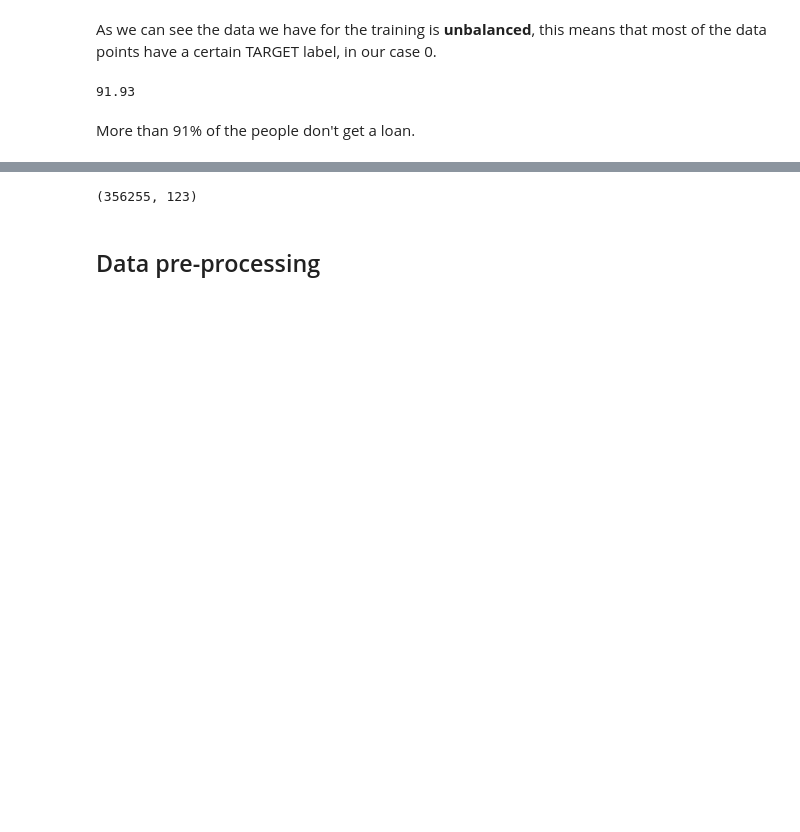
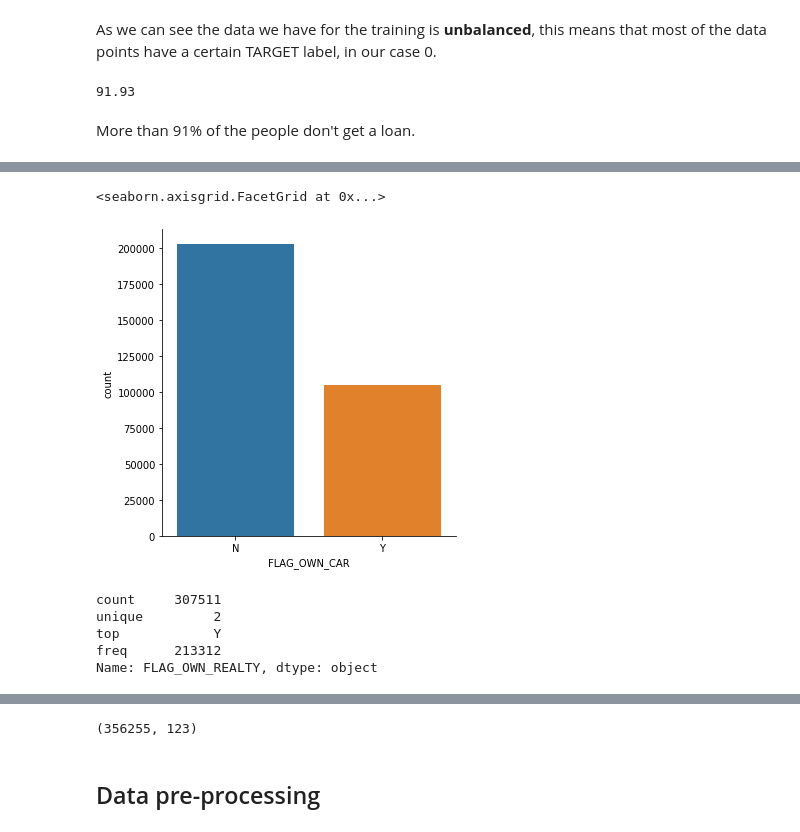
Before and after one commit to paolomandica/FDS-home-credit-default-risk, a Jupyter notebook: main-paolo.ipynb, the cells around one changed output, grey strips where cells are left out. Cells and saved outputs as stored; diff of their text form; code cells hidden in the pictures; blank space fills up the shorter version.

```diff
--- a/main-paolo.ipynb
+++ b/main-paolo.ipynb
@@ -74,0 +113,2 @@ More than 91% of the people don't get a loan.
+# %%
+app_train.loc[app_train['CODE_GENDER']=='XNA', 'CODE_GENDER'] = 'F'
@@ -74,0 +129,13 @@ More than 91% of the people don't get a loan.
+# %%
+sns.catplot(x='FLAG_OWN_CAR', kind='count', data=app_train)
+# %% [output]
+<seaborn.axisgrid.FacetGrid at 0x...>
+[figure, added]
+# %%
+app_train['FLAG_OWN_REALTY'].describe()
+# %% [output]
+count     307511
+unique         2
+top            Y
+freq      213312
+Name: FLAG_OWN_REALTY, dtype: object
```
Also changed, not shown: parts of 82 cells of this notebook.
